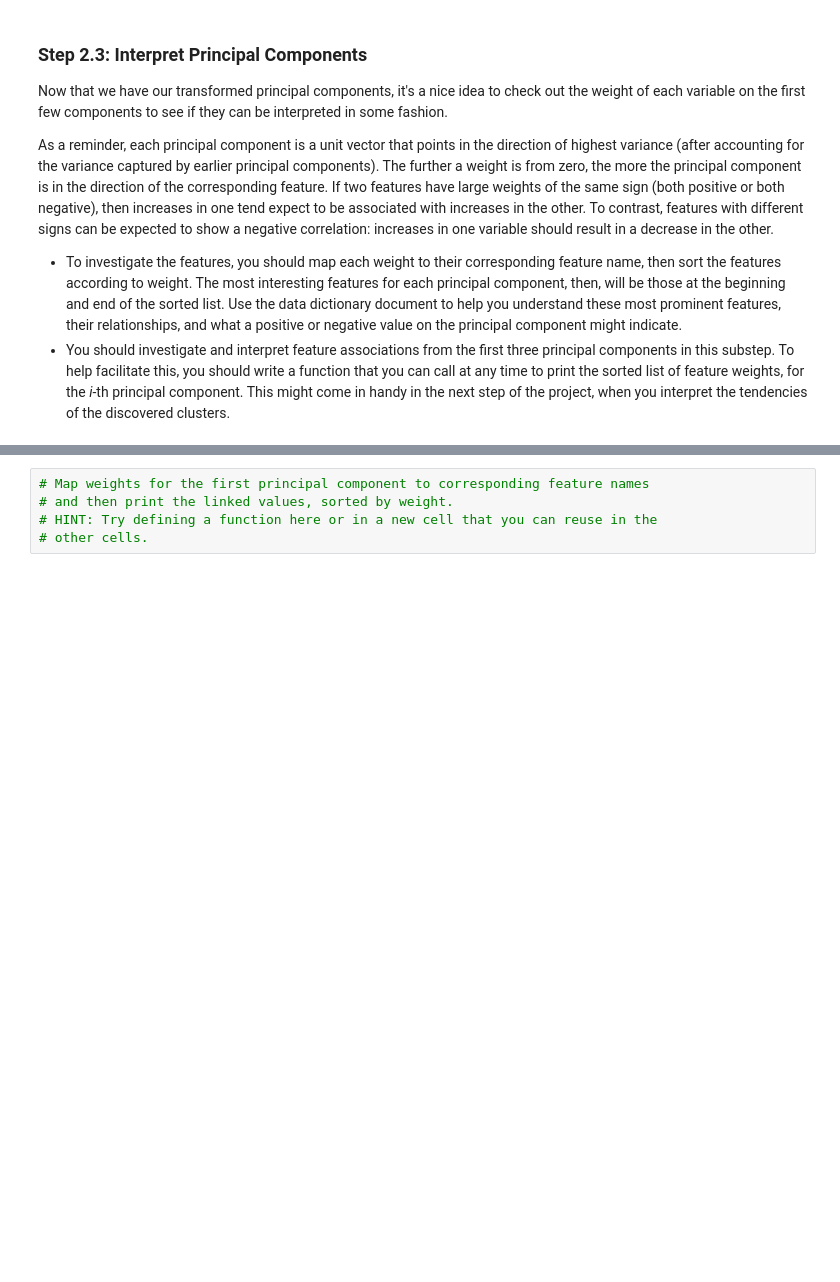
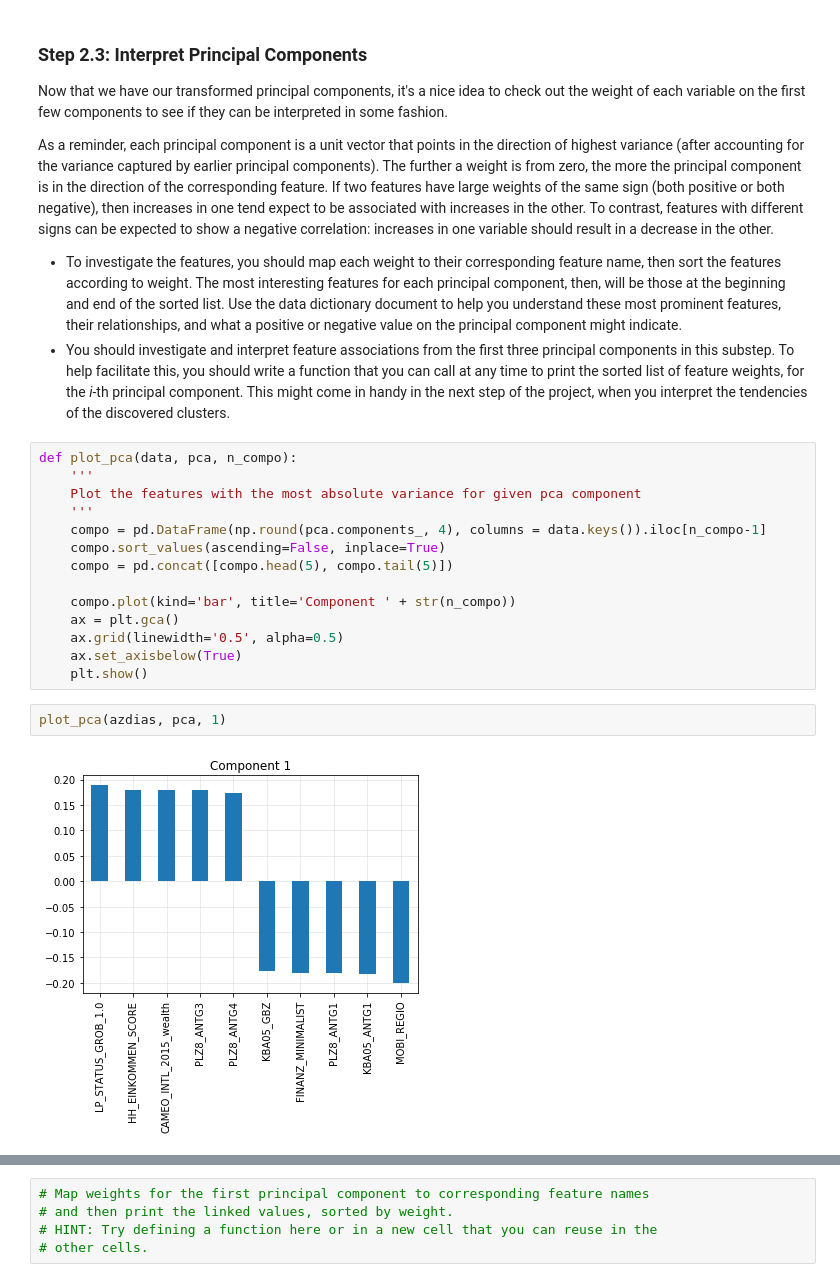
Before and after one commit to vasilkosturski/udacity-ml-intro, a Jupyter notebook: unsupervised-learning/creating-customer-segments/Identify_Customer_Segments.ipynb, the cells around one changed output, grey strips where cells are left out. Cells and saved outputs as stored; diff of their text form; blank space fills up the shorter version.

Commit message:
Customer Sements - Customer Data clustering started

```diff
--- a/unsupervised-learning/creating-customer-segments/Identify_Customer_Segments.ipynb
+++ b/unsupervised-learning/creating-customer-segments/Identify_Customer_Segments.ipynb
@@ -646,3 +729,21 @@ As a reminder, each principal component is a unit vector that points in the dire
 
 - To investigate the features, you should map each weight to their corresponding feature name, then sort the features according to weight. The most interesting features for each principal component, then, will be those at the beginning and end of the sorted list. Use the data dictionary document to help you understand these most prominent features, their relationships, and what a positive or negative value on the principal component might indicate.
 - You should investigate and interpret feature associations from the first three principal components in this substep. To help facilitate this, you should write a function that you can call at any time to print the sorted list of feature weights, for the *i*-th principal component. This might come in handy in the next step of the project, when you interpret the tendencies of the discovered clusters.
+# %%
+def plot_pca(data, pca, n_compo):
+    '''
+	Plot the features with the most absolute variance for given pca component
+	'''
+    compo = pd.DataFrame(np.round(pca.components_, 4), columns = data.keys()).iloc[n_compo-1]
+    compo.sort_values(ascending=False, inplace=True)
+    compo = pd.concat([compo.head(5), compo.tail(5)])
+
+    compo.plot(kind='bar', title='Component ' + str(n_compo))
+    ax = plt.gca()
+    ax.grid(linewidth='0.5', alpha=0.5)
+    ax.set_axisbelow(True)
+    plt.show()
+# %%
+plot_pca(azdias, pca, 1)
+# %% [output]
+[figure, added]
```
Also changed, not shown: parts of 43 cells of this notebook.
